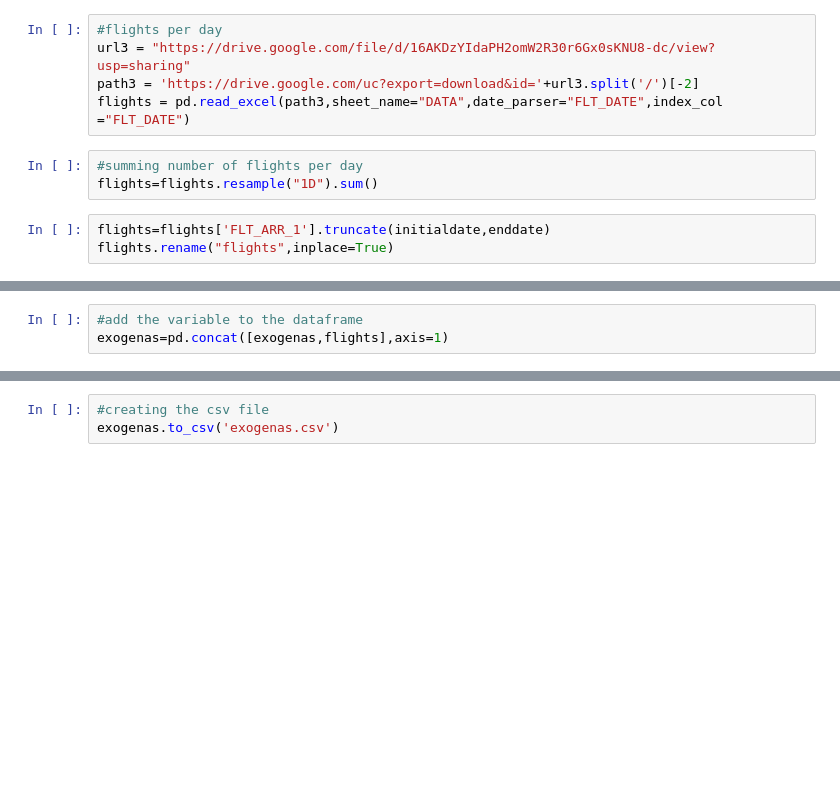
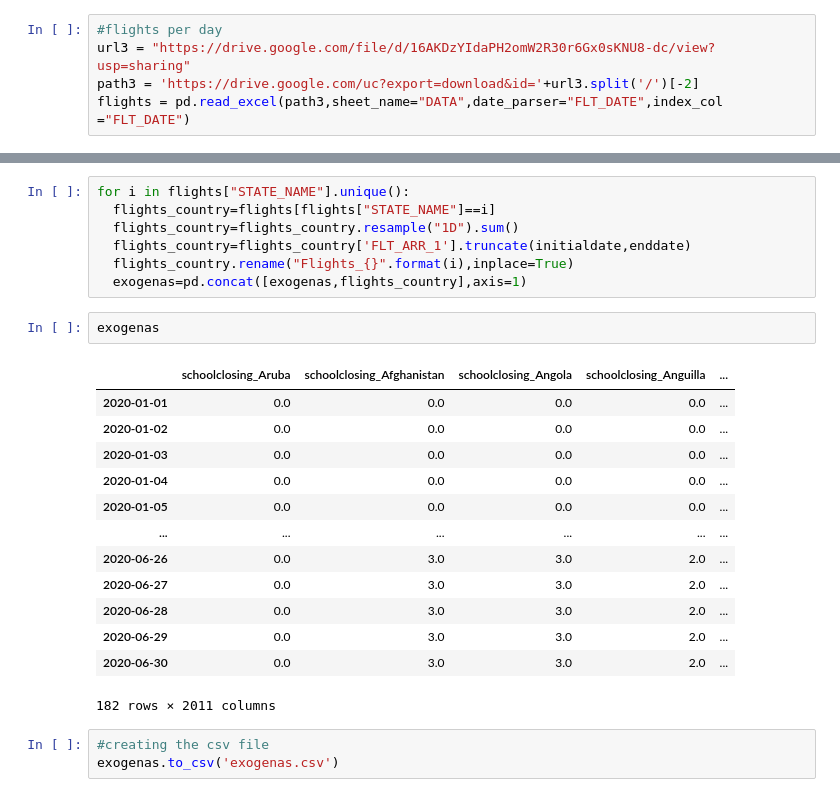
Before and after one commit to martaarozarena/KSchool-Master-Final-Project, a Jupyter notebook: exog_varaibles.ipynb, the cells around one changed output, grey strips where cells are left out. Drawn from its saved outputs; the diff is of its cells as text; blank space fills up the shorter version.

Commit message:
flights from all the countries

```diff
--- a/exog_varaibles.ipynb
+++ b/exog_varaibles.ipynb
@@ -60,9 +60,3 @@ exogenas.fillna(0,inplace=True)
 url3 = "https://drive.google.com/file/d/16AKDzYIdaPH2omW2R30r6Gx0sKNU8-dc/view?usp=sharing"
 path3 = 'https://drive.google.com/uc?export=download&id='+url3.split('/')[-2]
 flights = pd.read_excel(path3,sheet_name="DATA",date_parser="FLT_DATE",index_col ="FLT_DATE")
-# %%
-#summing number of flights per day
-flights=flights.resample("1D").sum()
-# %%
-flights=flights['FLT_ARR_1'].truncate(initialdate,enddate)
-flights.rename("flights",inplace=True)
@@ -83,3 +62,0 @@ Freq: D, Name: flights, Length: 182, dtype: int64
-# %%
-#add the variable to the dataframe
-exogenas=pd.concat([exogenas,flights],axis=1)
@@ -86,3 +76,26 @@ exogenas=pd.concat([exogenas,flights],axis=1)
+# %%
+for i in flights["STATE_NAME"].unique():
+  flights_country=flights[flights["STATE_NAME"]==i]
+  flights_country=flights_country.resample("1D").sum()
+  flights_country=flights_country['FLT_ARR_1'].truncate(initialdate,enddate)
+  flights_country.rename("Flights_{}".format(i),inplace=True)
+  exogenas=pd.concat([exogenas,flights_country],axis=1)
+# %%
+exogenas
+# %% [output]
+|  | schoolclosing_Aruba | schoolclosing_Afghanistan | schoolclosing_Angola | schoolclosing_Anguilla | ... |
+| 2020-01-01 | 0.0 | 0.0 | 0.0 | 0.0 | ... |
+| 2020-01-02 | 0.0 | 0.0 | 0.0 | 0.0 | ... |
+| 2020-01-03 | 0.0 | 0.0 | 0.0 | 0.0 | ... |
+| 2020-01-04 | 0.0 | 0.0 | 0.0 | 0.0 | ... |
+| 2020-01-05 | 0.0 | 0.0 | 0.0 | 0.0 | ... |
+| ... | ... | ... | ... | ... | ... |
+| 2020-06-26 | 0.0 | 3.0 | 3.0 | 2.0 | ... |
+| 2020-06-27 | 0.0 | 3.0 | 3.0 | 2.0 | ... |
+| 2020-06-28 | 0.0 | 3.0 | 3.0 | 2.0 | ... |
+| 2020-06-29 | 0.0 | 3.0 | 3.0 | 2.0 | ... |
+| 2020-06-30 | 0.0 | 3.0 | 3.0 | 2.0 | ... |
+182 rows × 2011 columns
 # %%
 #creating the csv file
 exogenas.to_csv('exogenas.csv')
```
Also changed, not shown: parts of 2 cells of this notebook.
